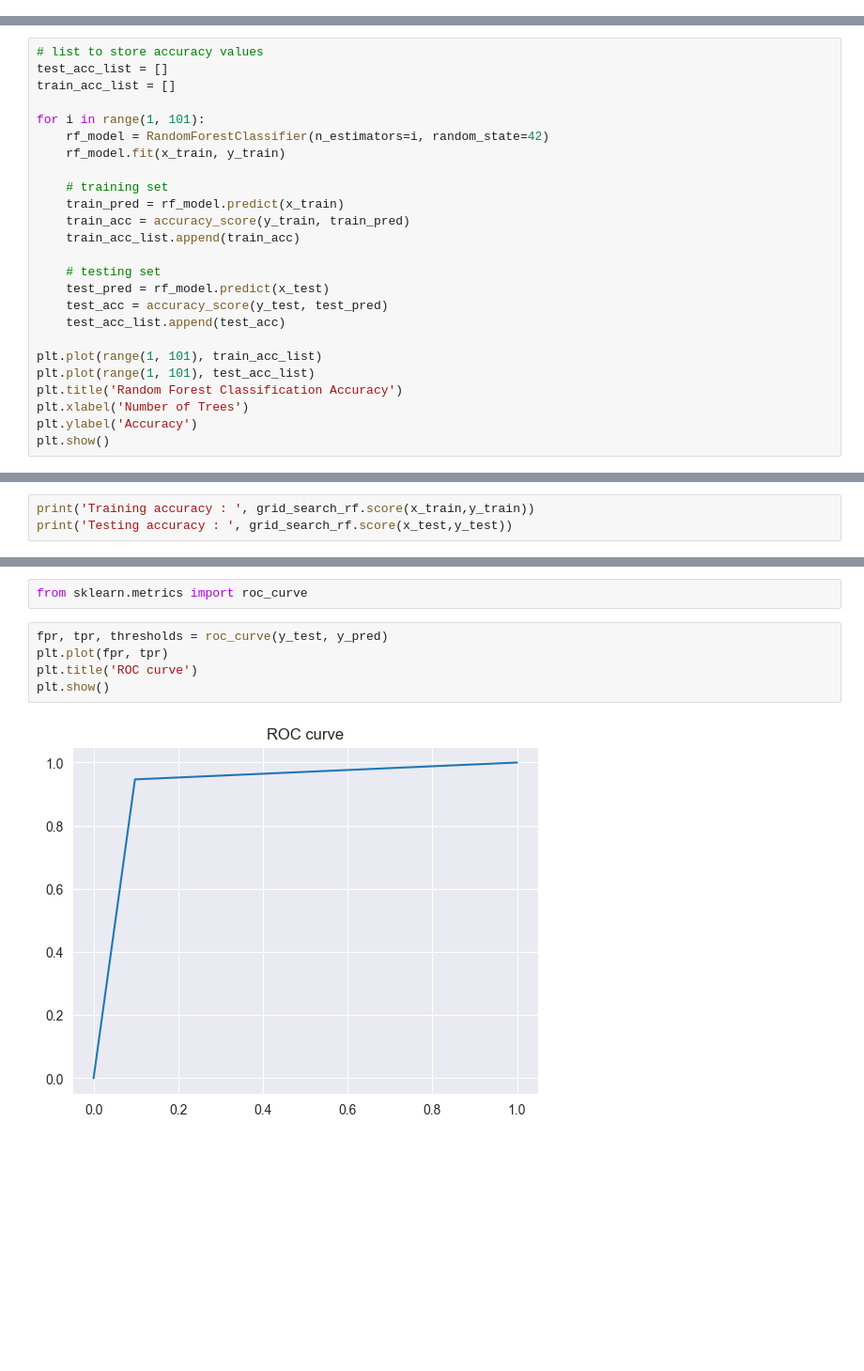
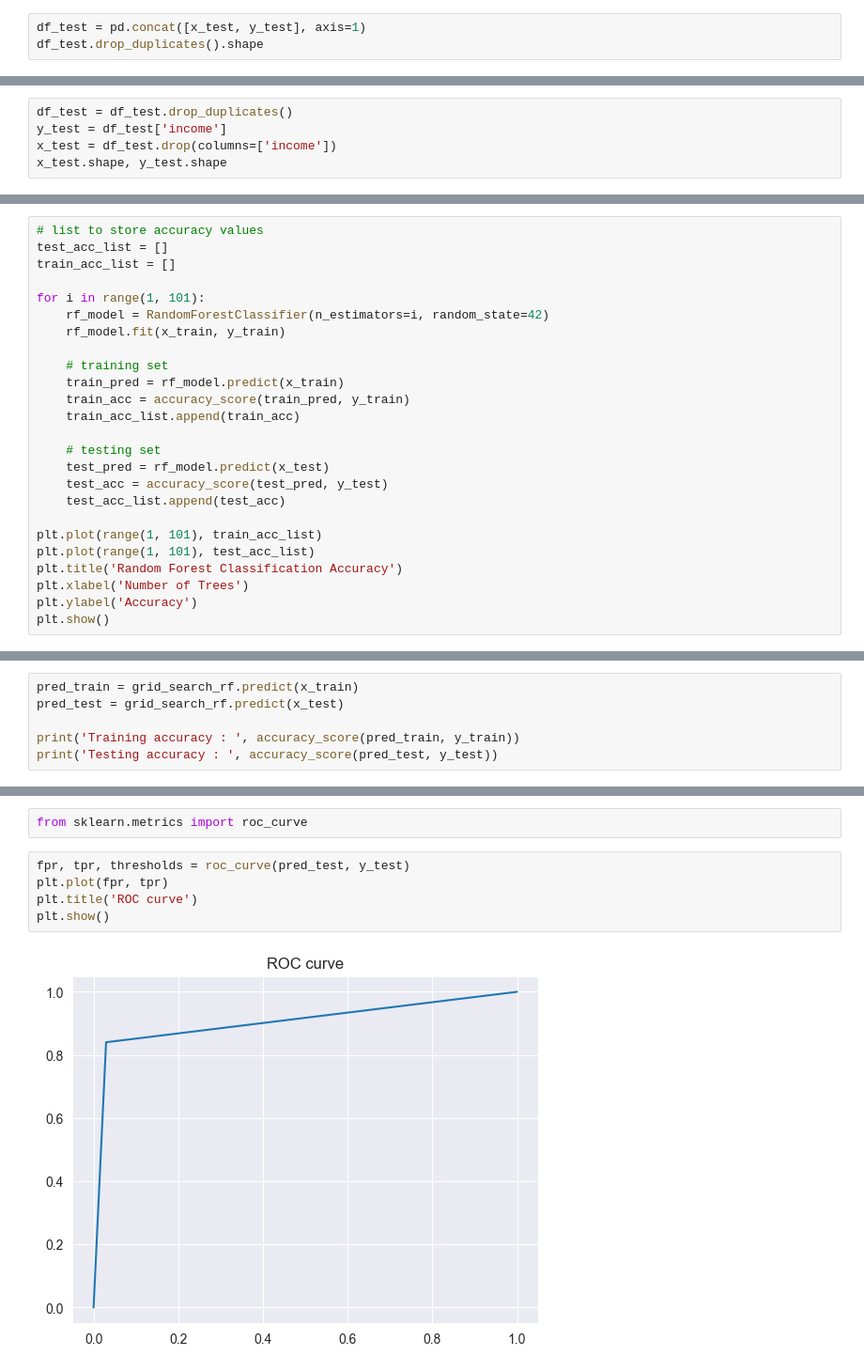
Before and after one commit to RumethSandinu/adult_income_analysis, a Jupyter notebook: adult_income_analysis.ipynb, the cells around one changed output, grey strips where cells are left out. Shown at 94% size. Drawn from its saved outputs; the diff is of its cells as text; blank space fills up the shorter version.

```diff
--- a/adult_income_analysis.ipynb
+++ b/adult_income_analysis.ipynb
@@ -614,0 +613,3 @@ x_test.drop_duplicates().shape[0]
+# %%
+df_test = pd.concat([x_test, y_test], axis=1)
+df_test.drop_duplicates().shape
@@ -614,0 +618,5 @@ x_test.drop_duplicates().shape[0]
+# %%
+df_test = df_test.drop_duplicates()
+y_test = df_test['income']
+x_test = df_test.drop(columns=['income'])
+x_test.shape, y_test.shape
@@ -744,12 +754,12 @@ for i in range(1, 101):
 
     # training set
     train_pred = rf_model.predict(x_train)
-    train_acc = accuracy_score(y_train, train_pred)
+    train_acc = accuracy_score(train_pred, y_train)
     train_acc_list.append(train_acc)
 
     # testing set
     test_pred = rf_model.predict(x_test)
-    test_acc = accuracy_score(y_test, test_pred)
+    test_acc = accuracy_score(test_pred, y_test)
     test_acc_list.append(test_acc)
 
 plt.plot(range(1, 101), train_acc_list)
@@ -799,6 +809,9 @@ grid_search_rf.best_params_
  'random_state': 42,
  'warm_start': True}
 # %%
-print('Training accuracy : ', grid_search_rf.score(x_train,y_train))
-print('Testing accuracy : ', grid_search_rf.score(x_test,y_test))
+pred_train = grid_search_rf.predict(x_train)
+pred_test = grid_search_rf.predict(x_test)
+
+print('Training accuracy : ', accuracy_score(pred_train, y_train))
+print('Testing accuracy : ', accuracy_score(pred_test, y_test))
 # %% [output]
@@ -846,10 +858,10 @@ weighted avg       0.93      0.92      0.92     39514
 # %%
 from sklearn.metrics import roc_curve
 # %%
-fpr, tpr, thresholds = roc_curve(y_test, y_pred)
+fpr, tpr, thresholds = roc_curve(pred_test, y_test)
 plt.plot(fpr, tpr)
 plt.title('ROC curve')
 plt.show()
 # %% [output]
-[figure, old version]
+[figure, new version]
 # %%
```
Also changed, not shown: parts of 55 cells of this notebook.
